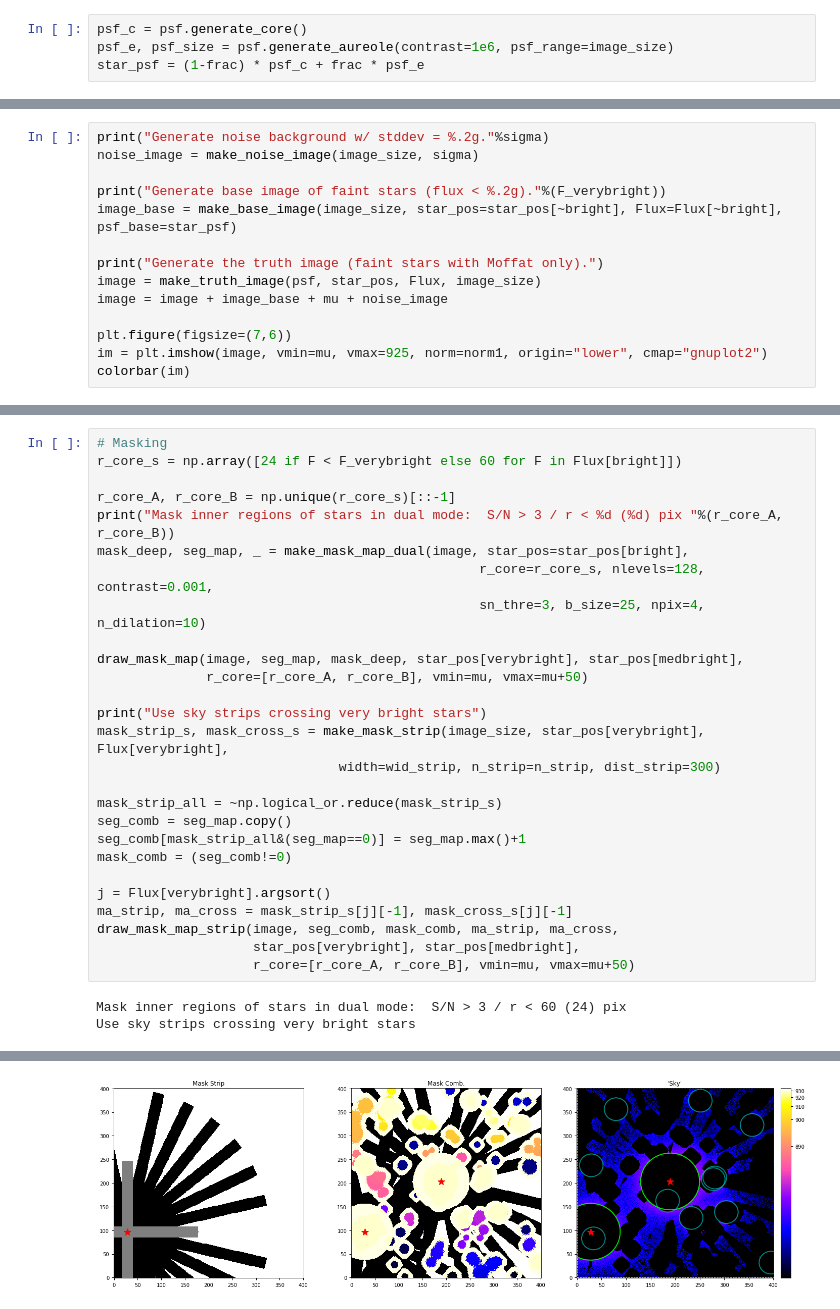
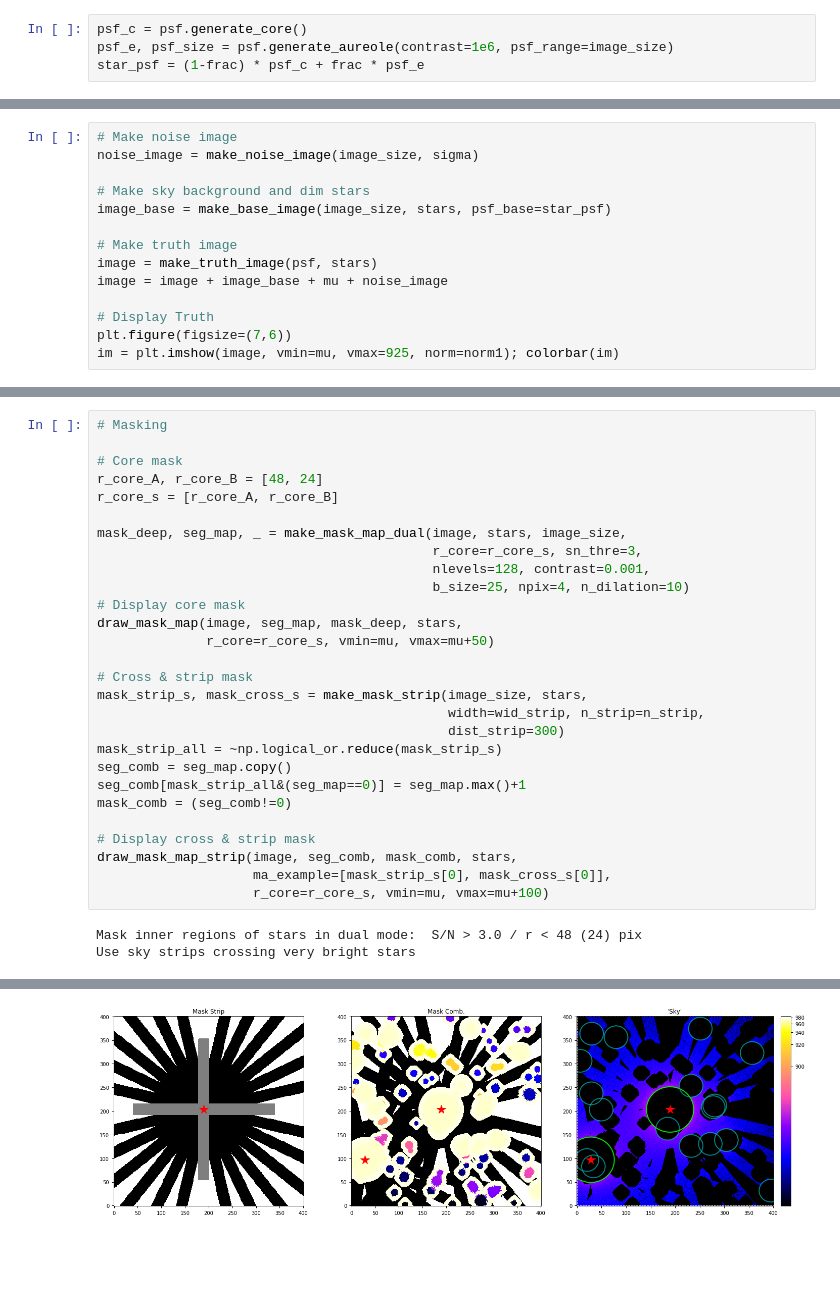
Before and after one commit to qliu4676/elderflower, a Jupyter notebook: demos/Run_Fitting_Mock_demo.ipynb, the cells around one changed output, grey strips where cells are left out. Saved outputs shown, nothing was run; the diff lists cells and outputs as text; blank space fills up the shorter version.

```diff
--- a/demos/Run_Fitting_Mock_demo.ipynb
+++ b/demos/Run_Fitting_Mock_demo.ipynb
@@ -111,15 +101,15 @@ psf.plot_model_galsim(psf_c, psf_e, image_size, contrast=contrast)
 # %%
-print("Generate noise background w/ stddev = %.2g."%sigma)
+# Make noise image
 noise_image = make_noise_image(image_size, sigma)
 
-print("Generate base image of faint stars (flux < %.2g)."%(F_verybright))
-image_base = make_base_image(image_size, star_pos=star_pos[~bright], Flux=Flux[~bright], psf_base=star_psf)
+# Make sky background and dim stars
+image_base = make_base_image(image_size, stars, psf_base=star_psf)
 
-print("Generate the truth image (faint stars with Moffat only).")
-image = make_truth_image(psf, star_pos, Flux, image_size)
+# Make truth image
+image = make_truth_image(psf, stars)
 image = image + image_base + mu + noise_image
 
+# Display Truth
 plt.figure(figsize=(7,6))
-im = plt.imshow(image, vmin=mu, vmax=925, norm=norm1, origin="lower", cmap="gnuplot2")
-colorbar(im)
+im = plt.imshow(image, vmin=mu, vmax=925, norm=norm1); colorbar(im)
 # %% [output]
@@ -133,30 +123,31 @@ Total Time: 1.361s
 # %%
 # Masking
-r_core_s = np.array([24 if F < F_verybright else 60 for F in Flux[bright]])
 
-r_core_A, r_core_B = np.unique(r_core_s)[::-1]
-print("Mask inner regions of stars in dual mode:  S/N > 3 / r < %d (%d) pix "%(r_core_A, r_core_B))
-mask_deep, seg_map, _ = make_mask_map_dual(image, star_pos=star_pos[bright],
-                                                 r_core=r_core_s, nlevels=128, contrast=0.001,
-                                                 sn_thre=3, b_size=25, npix=4, n_dilation=10)
+# Core mask
+r_core_A, r_core_B = [48, 24]
+r_core_s = [r_core_A, r_core_B]
 
-draw_mask_map(image, seg_map, mask_deep, star_pos[verybright], star_pos[medbright],
-              r_core=[r_core_A, r_core_B], vmin=mu, vmax=mu+50)
+mask_deep, seg_map, _ = make_mask_map_dual(image, stars, image_size,
+                                           r_core=r_core_s, sn_thre=3,
+                                           nlevels=128, contrast=0.001,
+                                           b_size=25, npix=4, n_dilation=10)
+# Display core mask
+draw_mask_map(image, seg_map, mask_deep, stars,
+              r_core=r_core_s, vmin=mu, vmax=mu+50)
 
-print("Use sky strips crossing very bright stars")
-mask_strip_s, mask_cross_s = make_mask_strip(image_size, star_pos[verybright], Flux[verybright],
-                               width=wid_strip, n_strip=n_strip, dist_strip=300)
-
+# Cross & strip mask
+mask_strip_s, mask_cross_s = make_mask_strip(image_size, stars,
+                                             width=wid_strip, n_strip=n_strip,
+                                             dist_strip=300)
 mask_strip_all = ~np.logical_or.reduce(mask_strip_s)
 seg_comb = seg_map.copy()
 seg_comb[mask_strip_all&(seg_map==0)] = seg_map.max()+1
 mask_comb = (seg_comb!=0)
 
-j = Flux[verybright].argsort()
-ma_strip, ma_cross = mask_strip_s[j][-1], mask_cross_s[j][-1]
-draw_mask_map_strip(image, seg_comb, mask_comb, ma_strip, ma_cross,
-                    star_pos[verybright], star_pos[medbright],
-                    r_core=[r_core_A, r_core_B], vmin=mu, vmax=mu+50)
+# Display cross & strip mask
+draw_mask_map_strip(image, seg_comb, mask_comb, stars,
+                    ma_example=[mask_strip_s[0], mask_cross_s[0]],
+                    r_core=r_core_s, vmin=mu, vmax=mu+100)
 # %% [output]
-Mask inner regions of stars in dual mode:  S/N > 3 / r < 60 (24) pix
+Mask inner regions of stars in dual mode:  S/N > 3.0 / r < 48 (24) pix
 Use sky strips crossing very bright stars
@@ -164 +155 @@ Use sky strips crossing very bright stars
-[figure, old version]
+[figure, new version]
```
Also changed, not shown: parts of 16 cells of this notebook, 4 other files.
